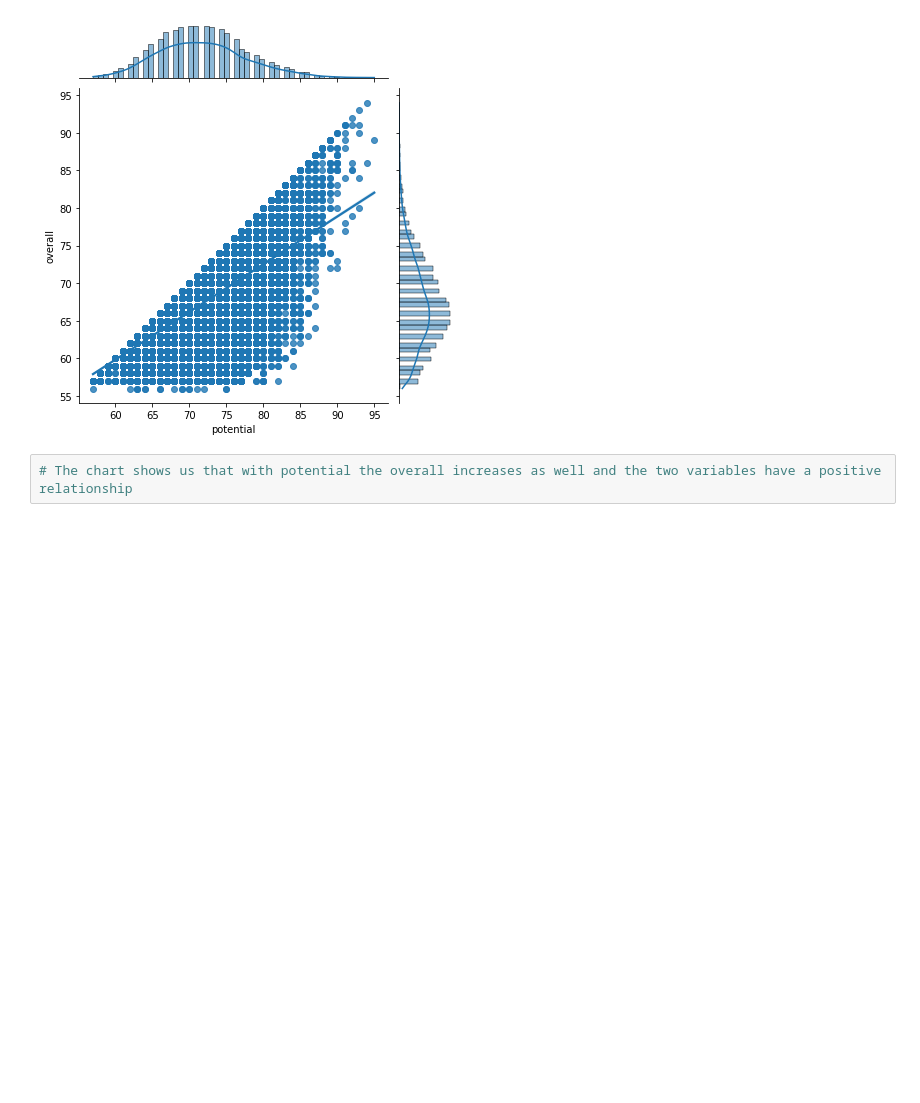
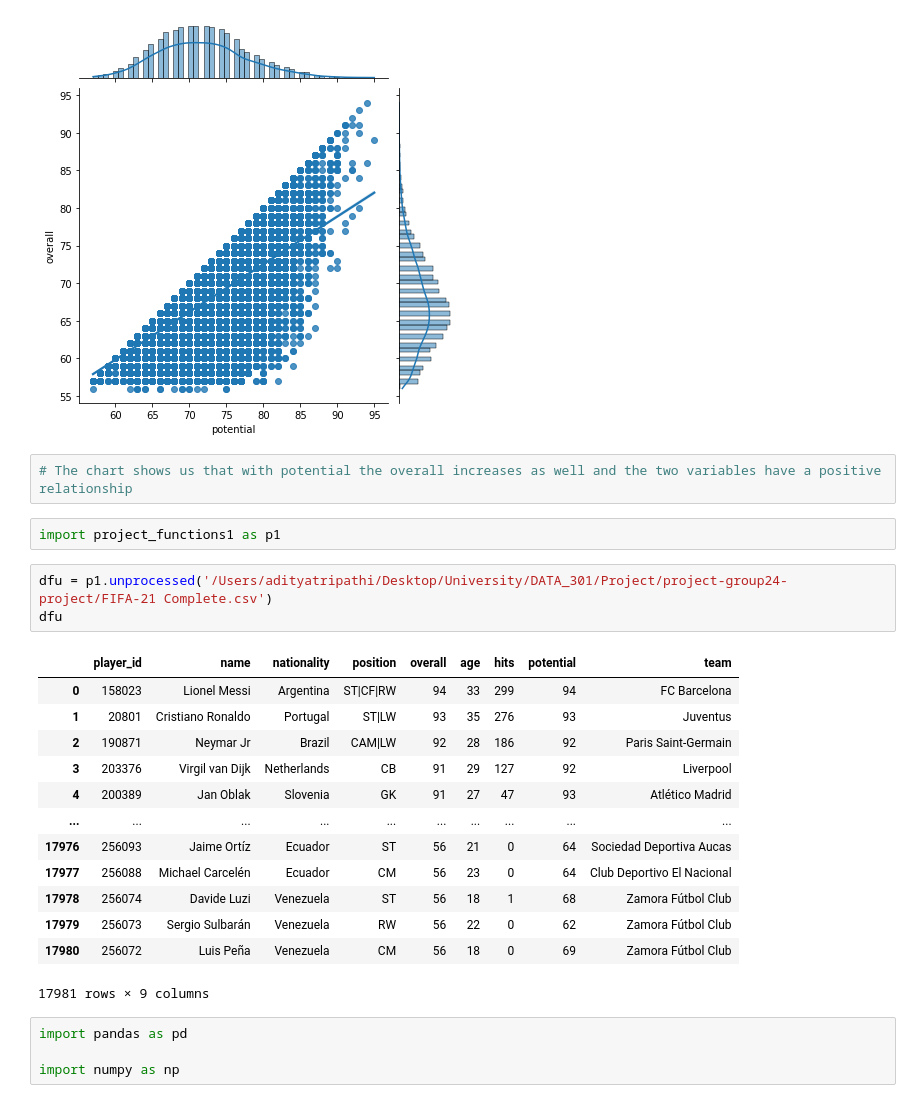
Before and after one commit to data301-2021-winter1/project-group24-project, a Jupyter notebook: notebooks/analysis1.ipynb, the cells around one changed output. Cells and saved outputs as stored; diff of their text form; blank space fills up the shorter version.

Commit message:
Aditya's Task 2 and 3

```diff
--- a/notebooks/analysis1.ipynb
+++ b/notebooks/analysis1.ipynb
@@ -149,3 +149,26 @@ sns.jointplot(x='potential', y='overall', data=df, kind='reg')
 [figure]
 # %%
 # The chart shows us that with potential the overall increases as well and the two variables have a positive relationship
+# %%
+import project_functions1 as p1
+# %%
+dfu = p1.unprocessed('/Users/adityatripathi/Desktop/University/DATA_301/Project/project-group24-project/FIFA-21 Complete.csv')
+dfu
+# %% [output]
+|  | player_id | name | nationality | position | overall | age | hits | potential | team |
+| 0 | 158023 | Lionel Messi | Argentina | ST|CF|RW | 94 | 33 | 299 | 94 | FC Barcelona |
+| 1 | 20801 | Cristiano Ronaldo | Portugal | ST|LW | 93 | 35 | 276 | 93 | Juventus |
+| 2 | 190871 | Neymar Jr | Brazil | CAM|LW | 92 | 28 | 186 | 92 | Paris Saint-Germain |
+| 3 | 203376 | Virgil van Dijk | Netherlands | CB | 91 | 29 | 127 | 92 | Liverpool |
+| 4 | 200389 | Jan Oblak | Slovenia | GK | 91 | 27 | 47 | 93 | Atlético Madrid |
+| ... | ... | ... | ... | ... | ... | ... | ... | ... | ... |
+| 17976 | 256093 | Jaime Ortíz | Ecuador | ST | 56 | 21 | 0 | 64 | Sociedad Deportiva Aucas |
+| 17977 | 256088 | Michael Carcelén | Ecuador | CM | 56 | 23 | 0 | 64 | Club Deportivo El Nacional |
+| 17978 | 256074 | Davide Luzi | Venezuela | ST | 56 | 18 | 1 | 68 | Zamora Fútbol Club |
+| 17979 | 256073 | Sergio Sulbarán | Venezuela | RW | 56 | 22 | 0 | 62 | Zamora Fútbol Club |
+| 17980 | 256072 | Luis Peña | Venezuela | CM | 56 | 18 | 0 | 69 | Zamora Fútbol Club |
+17981 rows × 9 columns
+# %%
+import pandas as pd
+
+import numpy as np
```
Also changed, not shown: parts of 1 cell of this notebook, 1 other file.
